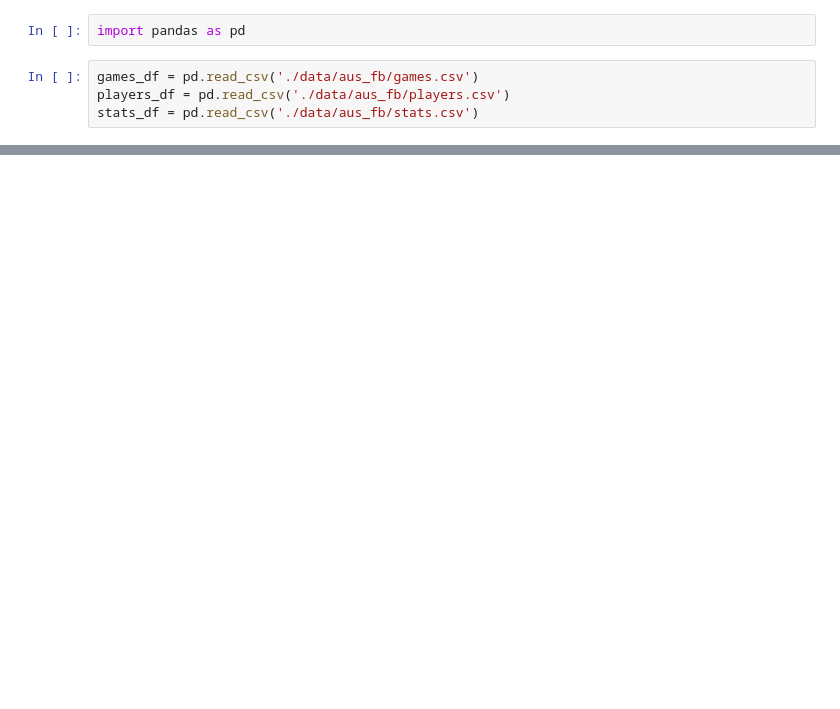
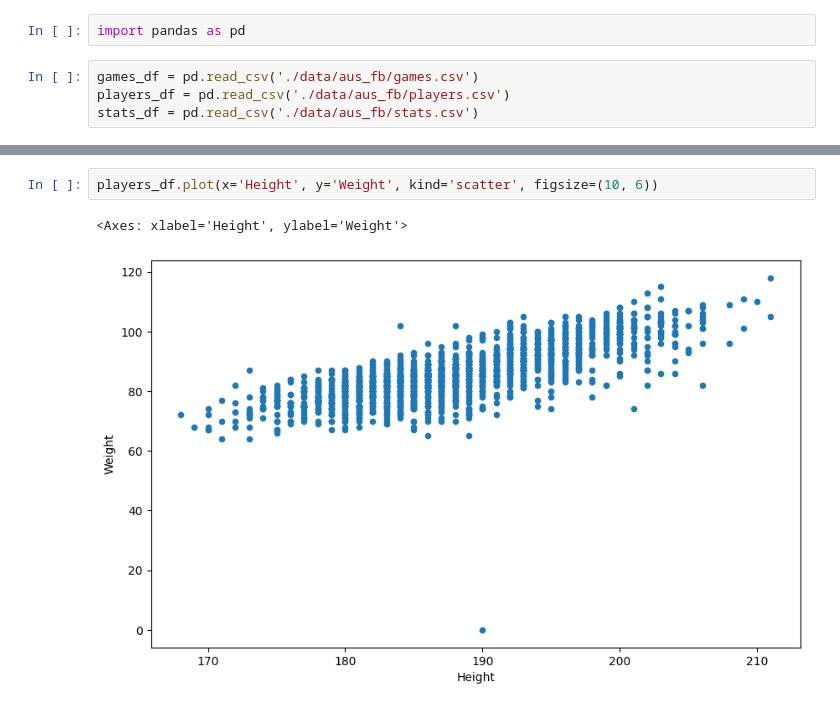
Before and after one commit to TimGraf/jupyter-notebooks, a Jupyter notebook: aus_football_test.ipynb, the cells around one changed output, grey strips where cells are left out. Cells and saved outputs as stored; diff of their text form; blank space fills up the shorter version.

```diff
--- a/aus_football_test.ipynb
+++ b/aus_football_test.ipynb
@@ -19,0 +73,5 @@ games_df.describe()
+# %%
+players_df.plot(x='Height', y='Weight', kind='scatter', figsize=(10, 6))
+# %% [output]
+<Axes: xlabel='Height', ylabel='Weight'>
+[figure, added]
```
Also changed, not shown: parts of 8 cells of this notebook, 1 other file.
